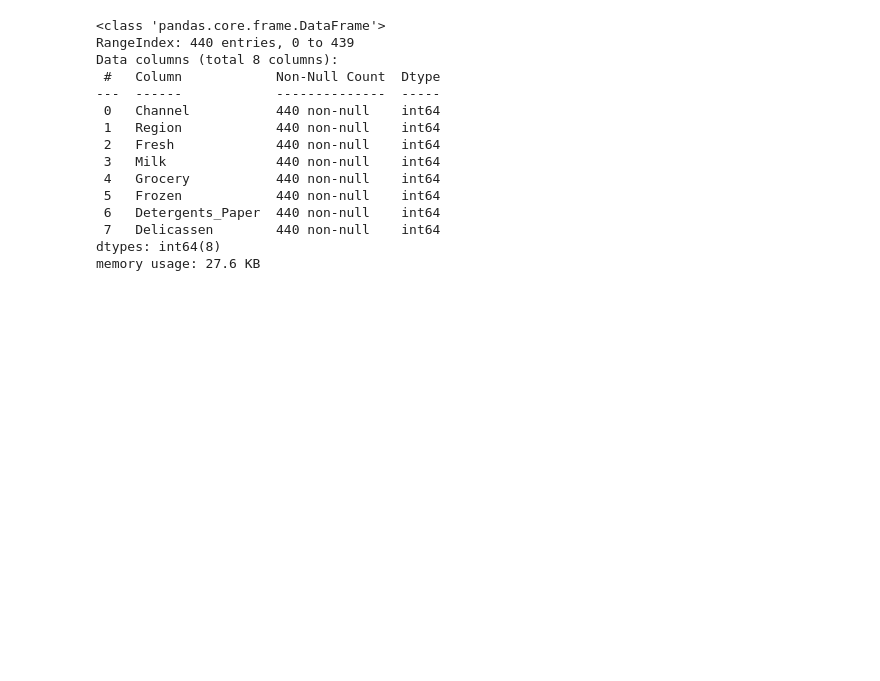
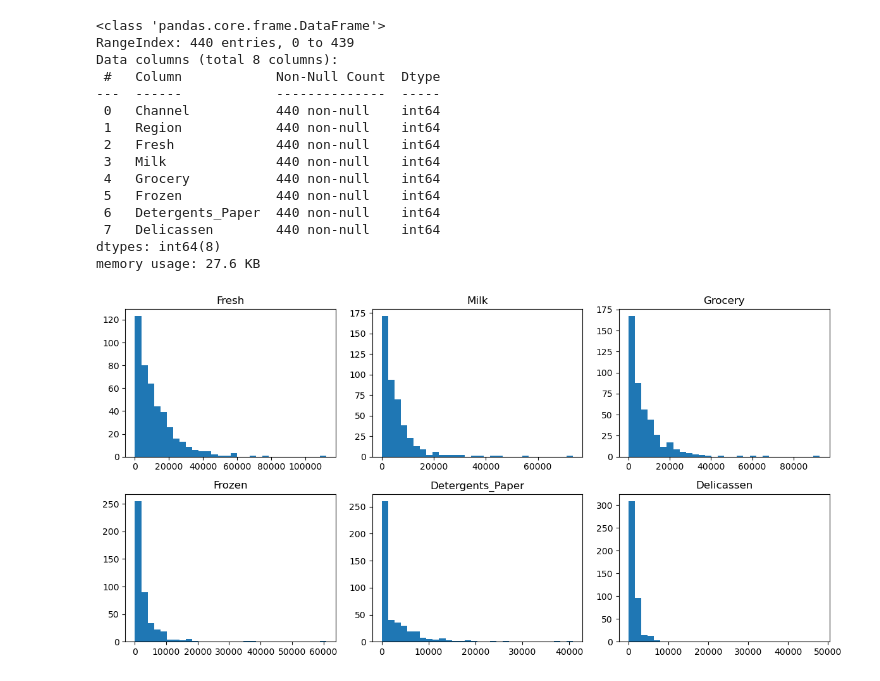
Before and after one commit to samathi-97/ML_kmean_customer_segmentation, a Jupyter notebook: kmean.ipynb, the cells around one changed output. Cells and saved outputs as stored; diff of their text form; code cells hidden in the pictures; blank space fills up the shorter version.

```diff
--- a/kmean.ipynb
+++ b/kmean.ipynb
@@ -31,3 +32,15 @@ Data columns (total 8 columns):
  7   Delicassen        440 non-null    int64
 dtypes: int64(8)
 memory usage: 27.6 KB
+# %%
+features = ["Fresh","Milk","Grocery","Frozen","Detergents_Paper","Delicassen"]
+
+fig, axes = plt.subplots(2, 3, figsize=(12,6))
+axes = axes.ravel()
+for i, col in enumerate(features):
+    axes[i].hist(customers[col], bins=30)
+    axes[i].set_title(col)
+plt.tight_layout()
+plt.show()
+# %% [output]
+[figure, added]
```
Also changed, not shown: parts of 12 cells of this notebook.
